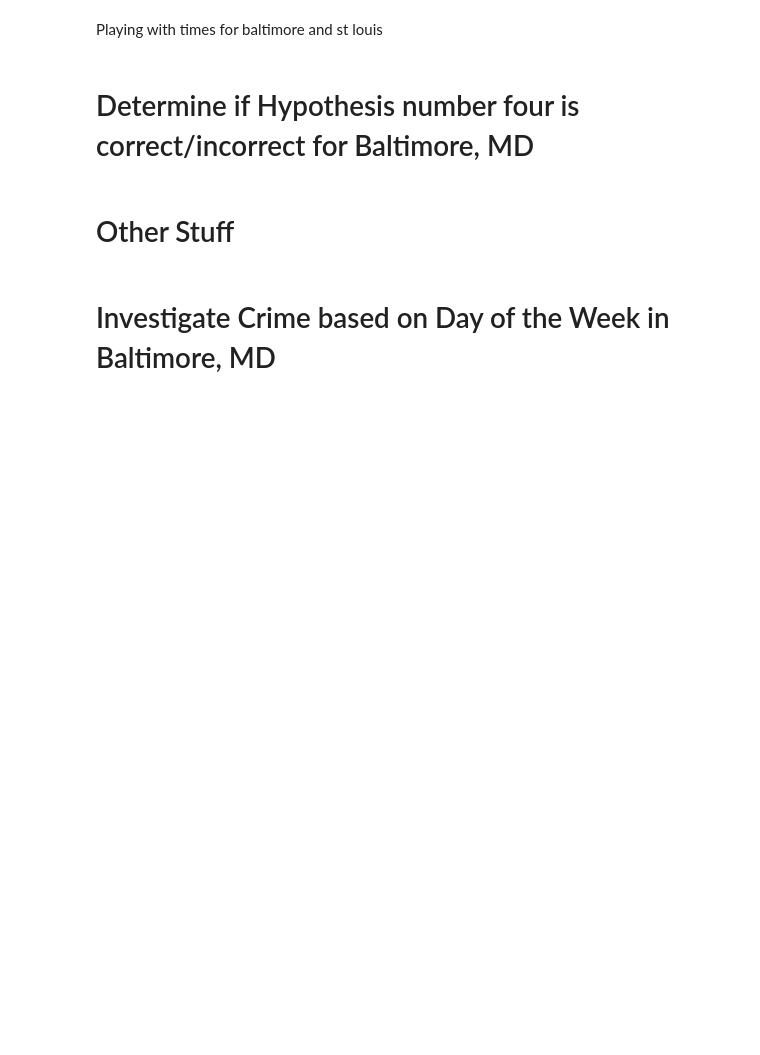
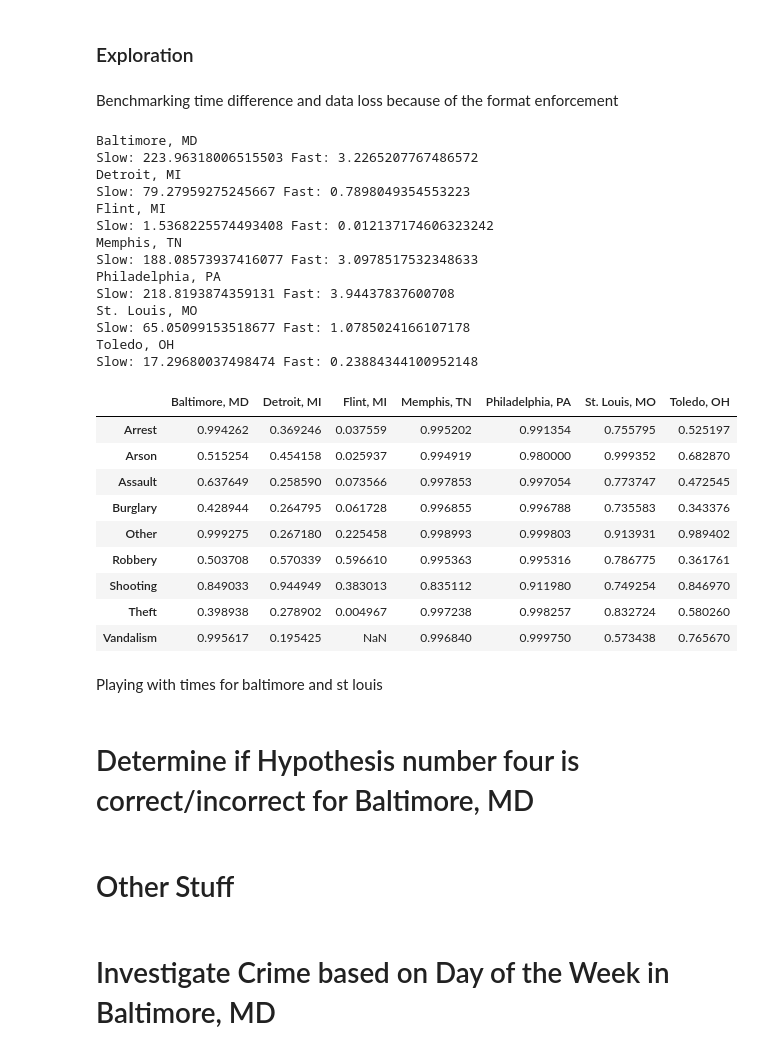
Before and after one commit to alanjeanpierre/crime-weather-exploration, a Jupyter notebook: ipynb/project.ipynb, the cells around one changed output. Cells and saved outputs as stored; diff of their text form; code cells hidden in the pictures; blank space fills up the shorter version.

Commit message:
Merged other notebooks and added some formatting

```diff
--- a/ipynb/project.ipynb
+++ b/ipynb/project.ipynb
@@ -23,0 +184,3 @@ from lib import noaa, bexarcrime
+# %%
+if PROCESS_FULLY:
+    binned = pd.DataFrame({c : pd.qcut(df[c], 3, labels=['L', 'M', 'H']) for c in df.drop(['State', 'County', 'COVIND'], axis=1).columns}).join(df[['State', 'County', 'COVIND']])
@@ -23,0 +253,3 @@ from lib import noaa, bexarcrime
+# %%
+def dist(a, b):
+    return math.sqrt((a[0]-b[0])**2 + (a[1]-b[1])**2)
@@ -23,0 +352,9 @@ from lib import noaa, bexarcrime
+# %%
+if PROCESS_FULLY:
+    for city in cities:
+        soup1, soup2 = get_soup(city)
+
+        links = get_links((soup1, soup2))
+        df = crime_df(links, base_url)
+        df = df.drop(['A', 'Address', 'Details'], axis=1)
+        df.to_csv('../data/crime_{}_{}.csv.gz'.format(city[3:-1], city[:2]), compression='gzip', index=False)
@@ -177,0 +519,4 @@ cities = {
+# %%
+if PROCESS_FULLY:
+    for city in cities.values():
+        city.load_crime().load_weather().merge_dfs()
@@ -178,3 +532,57 @@ cities = {
+# %% [markdown]
+### Exploration <a class="anchor" id="exploration"></a>
+# %% [markdown]
+Benchmarking time difference and data loss because of the format enforcement
+# %%
+if PROCESS_FULLY:
+    datalosses = pd.DataFrame()
+
+    for city in cities.values():
+        print(city.name)
+
+        city.load_crime(False)
+        t1 = time.time()
+        city.process_crime(how='Slow')
+        t2 = time.time()
+        slow = t2 - t1
+        df1 = city.dfc
+
+        city.load_crime(False)
+        t1 = time.time()
+        city.process_crime(how='Fast')
+        t2 = time.time()
+        fast = t2-t1
+        df2 = city.dfc
+
+        print('Slow: {} Fast: {}'.format(slow, fast))
+        datalosses[city.name] = df2.Crime.value_counts()/df1.Crime.value_counts()
+
+    datalosses
+# %% [output]
+Baltimore, MD
+Slow: 223.96318006515503 Fast: 3.2265207767486572
+Detroit, MI
+Slow: 79.27959275245667 Fast: 0.7898049354553223
+Flint, MI
+Slow: 1.5368225574493408 Fast: 0.012137174606323242
+Memphis, TN
+Slow: 188.08573937416077 Fast: 3.0978517532348633
+Philadelphia, PA
+Slow: 218.8193874359131 Fast: 3.94437837600708
+St. Louis, MO
+Slow: 65.05099153518677 Fast: 1.0785024166107178
+Toledo, OH
+Slow: 17.29680037498474 Fast: 0.23884344100952148
+|  | Baltimore, MD | Detroit, MI | Flint, MI | Memphis, TN | Philadelphia, PA | St. Louis, MO | Toledo, OH |
+| Arrest | 0.994262 | 0.369246 | 0.037559 | 0.995202 | 0.991354 | 0.755795 | 0.525197 |
+| Arson | 0.515254 | 0.454158 | 0.025937 | 0.994919 | 0.980000 | 0.999352 | 0.682870 |
+| Assault | 0.637649 | 0.258590 | 0.073566 | 0.997853 | 0.997054 | 0.773747 | 0.472545 |
+| Burglary | 0.428944 | 0.264795 | 0.061728 | 0.996855 | 0.996788 | 0.735583 | 0.343376 |
+| Other | 0.999275 | 0.267180 | 0.225458 | 0.998993 | 0.999803 | 0.913931 | 0.989402 |
+| Robbery | 0.503708 | 0.570339 | 0.596610 | 0.995363 | 0.995316 | 0.786775 | 0.361761 |
+| Shooting | 0.849033 | 0.944949 | 0.383013 | 0.835112 | 0.911980 | 0.749254 | 0.846970 |
+| Theft | 0.398938 | 0.278902 | 0.004967 | 0.997238 | 0.998257 | 0.832724 | 0.580260 |
+| Vandalism | 0.995617 | 0.195425 | NaN | 0.996840 | 0.999750 | 0.573438 | 0.765670 |
 # %%
 for city in cities.values():
     print(city.name)
```
Also changed, not shown: parts of 63 cells of this notebook.
